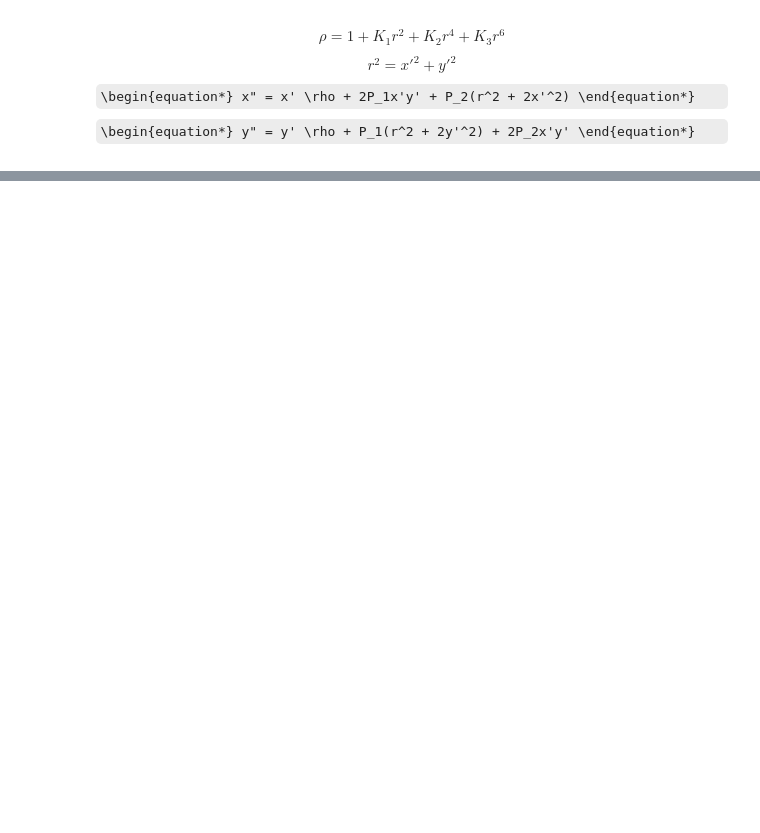
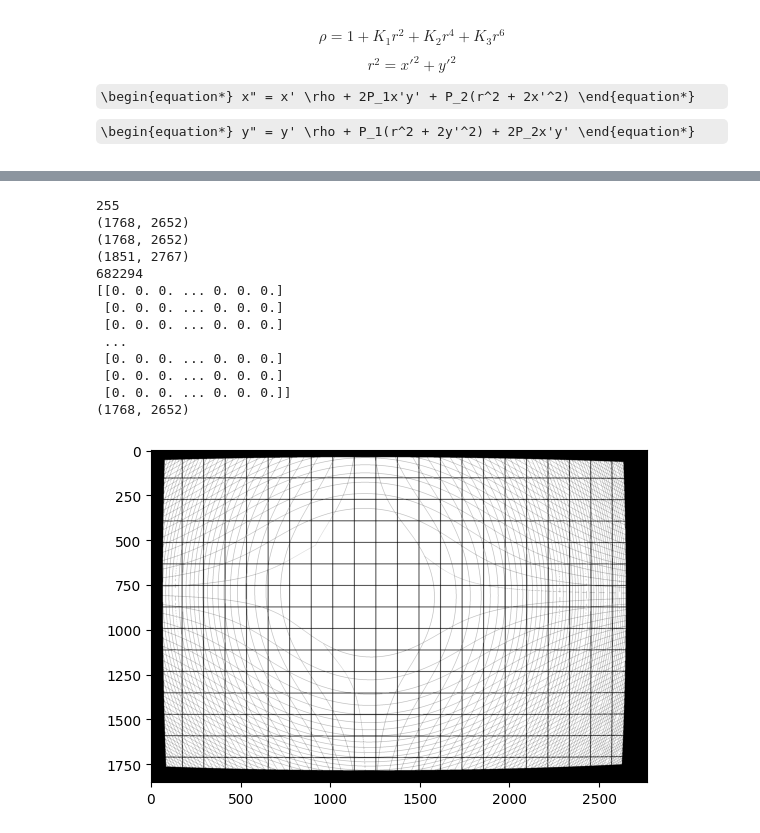
Before and after one commit to r-andres/ess-scripts, a Jupyter notebook: clupi_optical_distortion.ipynb, the cells around one changed output, grey strips where cells are left out. Cells and saved outputs as stored; diff of their text form; code cells hidden in the pictures; some formulas as TeX source; blank space fills up the shorter version.

```diff
--- a/clupi_optical_distortion.ipynb
+++ b/clupi_optical_distortion.ipynb
@@ -154,0 +276,70 @@ vertical range in pixels -9.91486629149108 10.993311903404447
+# %%
+fname = 'distorted_grid.png'
+original = Image.open(fname)
+pix = np.array(original)
+
+
+focal_distance = 'FICTIONAL'
+cal = calibration_results[focal_distance]
+pheight, pwidth = pix.shape
+
+hcorr, vcorr = get_correction_matrix(cal)
+
+x_min = 0 + np.min(hcorr.min(), 0)
+y_min = 0 + np.min(vcorr.min(), 0)
+ext_x_0 =  np.floor(-1 * hcorr.min()).astype(int)
+ext_y_0 =  np.floor(-1 * vcorr.min()).astype(int)
+
+x_max = pwidth + hcorr.max()
+y_max = pheight + vcorr.max()
+
+ext_width = np.ceil(x_max - x_min).astype(int)
+ext_height = np.ceil(y_max - y_min).astype(int)
+
+ext = np.ones((ext_height, ext_width)) * 0
+
+print(pix.max())
+print(hcorr.shape)
+print(vcorr.shape)
+print(ext.shape)
+corrected = set()
+for i in range(0, width):
+    for j in range(0, height):
+        ci = np.round(i - hcorr[j][i]).astype(int) + ext_x_0
+        cj = np.round(j - vcorr[j][i]).astype(int) + ext_y_0
+        ext[cj][ci] =  pix[j][i]
+        corrected.add(f'{cj}_{ci}')
+
+print((ext_width * ext_height) - len(corrected) )
+
+
+print(ext)
+
+
+plt.imshow(ext, cmap='gray')
+
+
+corrected = ext[ext_y_0:ext_y_0+height, ext_x_0:ext_x_0+width]
+print(corrected.shape)
+
+
+
+
+corrected_img = Image.fromarray(corrected)
+corrected_img = corrected_img.convert("L")
+corrected_img.save('corrected.png')
+# %% [output]
+255
+(1768, 2652)
+(1768, 2652)
+(1851, 2767)
+682294
+[[0. 0. 0. ... 0. 0. 0.]
+ [0. 0. 0. ... 0. 0. 0.]
+ [0. 0. 0. ... 0. 0. 0.]
+ ...
+ [0. 0. 0. ... 0. 0. 0.]
+ [0. 0. 0. ... 0. 0. 0.]
+ [0. 0. 0. ... 0. 0. 0.]]
+(1768, 2652)
+[figure, added]
```
Also changed, not shown: parts of 4 cells of this notebook.
